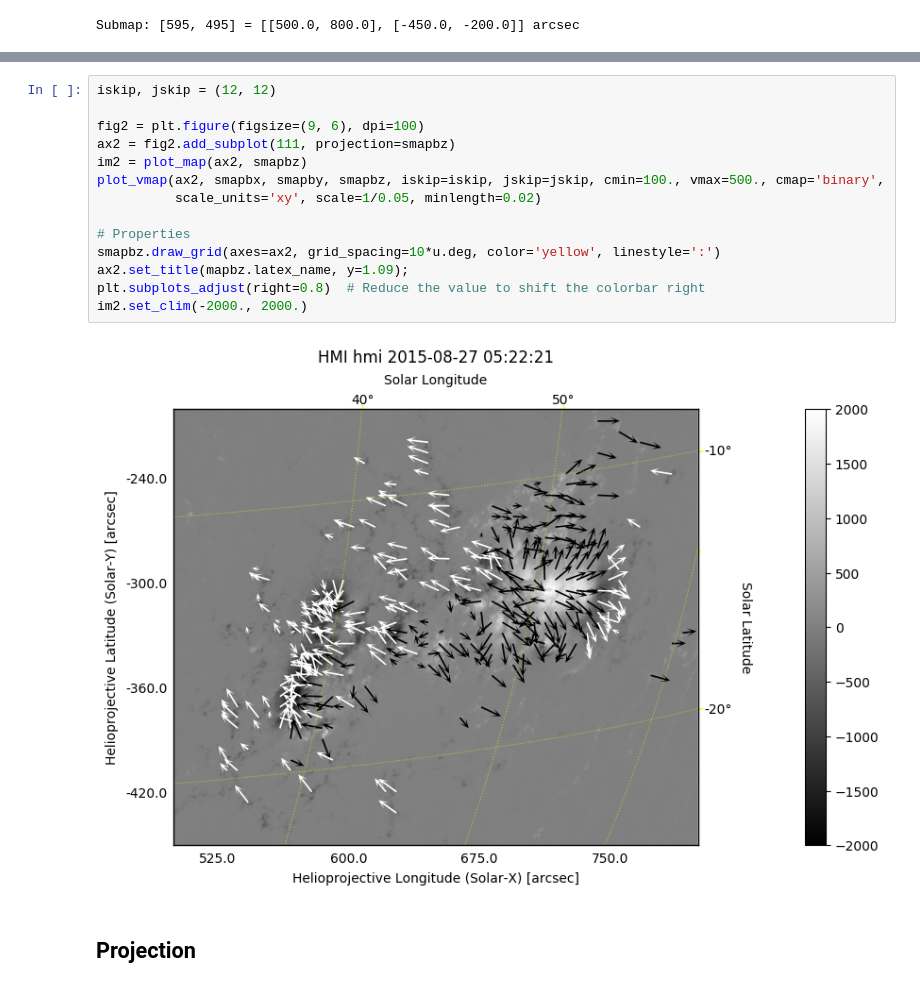
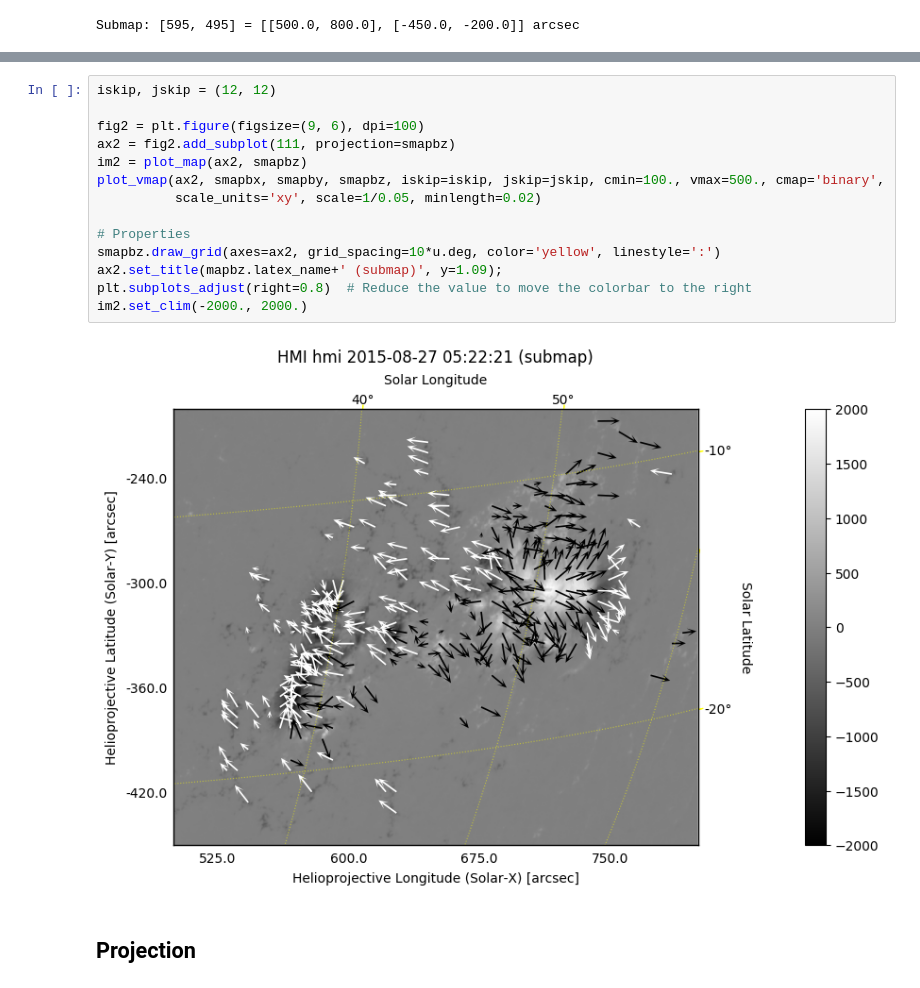
Before and after one commit to lydiazly/scripts-sunpy, a Jupyter notebook: plothmi/example_projection.ipynb, the cells around one changed output, grey strips where cells are left out. Saved outputs shown, nothing was run; the diff lists cells and outputs as text.

```diff
--- a/plothmi/example_projection.ipynb
+++ b/plothmi/example_projection.ipynb
@@ -109,19 +109,19 @@ plt.clim(-2000., 2000.)
 # %%
 iskip, jskip = (12, 12)
 
 fig2 = plt.figure(figsize=(9, 6), dpi=100)
 ax2 = fig2.add_subplot(111, projection=smapbz)
 im2 = plot_map(ax2, smapbz)
 plot_vmap(ax2, smapbx, smapby, smapbz, iskip=iskip, jskip=jskip, cmin=100., vmax=500., cmap='binary',
           scale_units='xy', scale=1/0.05, minlength=0.02)
 
 # Properties
 smapbz.draw_grid(axes=ax2, grid_spacing=10*u.deg, color='yellow', linestyle=':')
-ax2.set_title(mapbz.latex_name, y=1.09);
-plt.subplots_adjust(right=0.8)  # Reduce the value to shift the colorbar right
+ax2.set_title(mapbz.latex_name+' (submap)', y=1.09);
+plt.subplots_adjust(right=0.8)  # Reduce the value to move the colorbar to the right
 im2.set_clim(-2000., 2000.)
 # %% [output]
-[figure, old version]
+[figure, new version]
 # %% [markdown]
 ## Projection
 # %%
```
Also changed, not shown: parts of 5 cells of this notebook, 7 other files.
